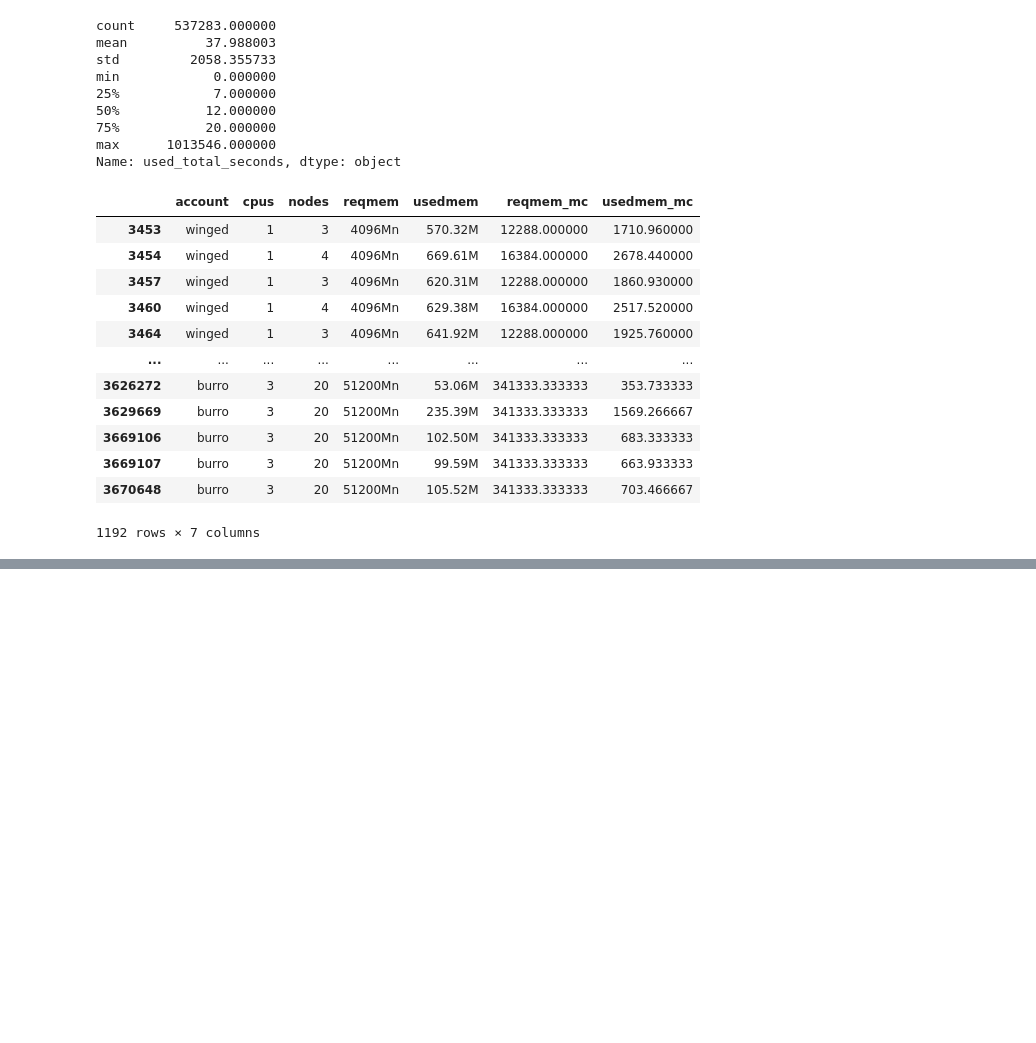
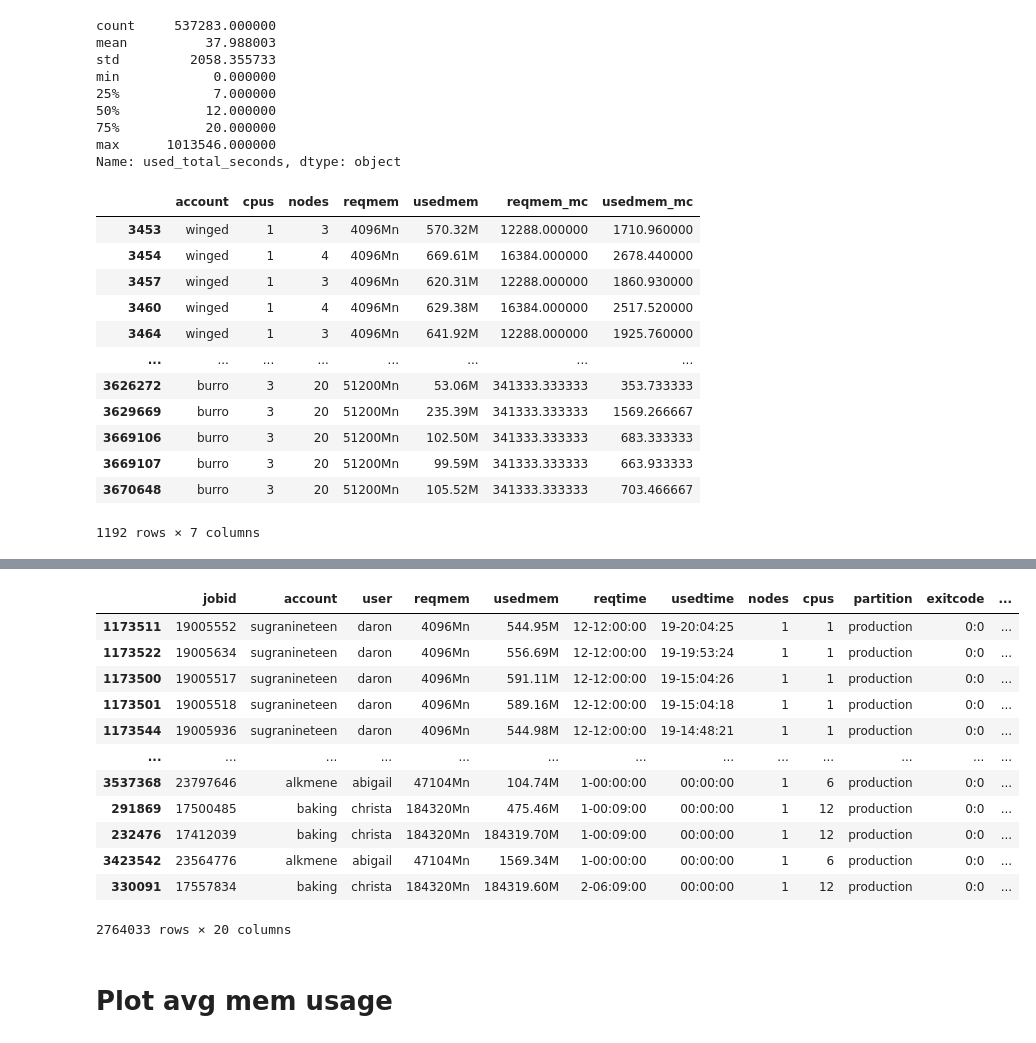
Before and after one commit to nss-data-science-cohort-4/dq2-accre-team-6, a Jupyter notebook: notebooks/04_memory_question.ipynb, the cells around one changed output, grey strips where cells are left out. Drawn from its saved outputs; the diff is of its cells as text; code cells hidden in the pictures; blank space fills up the shorter version.

```diff
--- a/notebooks/04_memory_question.ipynb
+++ b/notebooks/04_memory_question.ipynb
@@ -204,5 +210,3 @@ Name: account, dtype: int64
 # %%
 #remove the rows where cpus < nodes
 memory_use = memory_use[memory_use['cpus']>=memory_use['nodes']]
-# %%
-memory_use['used_hours'] = (memory_use['used_total_seconds'] / 360)
@@ -347,0 +213,2 @@ job_duration_xlong.head().to_csv('../Data/xlong.csv')
+# %%
+memory_use['used_hours'] = (memory_use['used_total_seconds'] / 3600)
@@ -347,0 +222,4 @@ job_duration_xlong.head().to_csv('../Data/xlong.csv')
+# %%
+memory_use['avg_mem_use'] = memory_use['usedmem_mc'] / memory_use['reqmem_mc'] * 100
+# %%
+memory_use['mem_weight'] = memory_use['avg_mem_use'] * memory_use['used_total_seconds']
@@ -347,0 +246,18 @@ job_duration_xlong.head().to_csv('../Data/xlong.csv')
+# %%
+memory_use.sort_values('used_total_seconds', ascending=False)
+# %% [output]
+|  | jobid | account | user | reqmem | usedmem | reqtime | usedtime | nodes | cpus | partition | exitcode | ... |
+| 1173511 | 19005552 | sugranineteen | daron | 4096Mn | 544.95M | 12-12:00:00 | 19-20:04:25 | 1 | 1 | production | 0:0 | ... |
+| 1173522 | 19005634 | sugranineteen | daron | 4096Mn | 556.69M | 12-12:00:00 | 19-19:53:24 | 1 | 1 | production | 0:0 | ... |
+| 1173500 | 19005517 | sugranineteen | daron | 4096Mn | 591.11M | 12-12:00:00 | 19-15:04:26 | 1 | 1 | production | 0:0 | ... |
+| 1173501 | 19005518 | sugranineteen | daron | 4096Mn | 589.16M | 12-12:00:00 | 19-15:04:18 | 1 | 1 | production | 0:0 | ... |
+| 1173544 | 19005936 | sugranineteen | daron | 4096Mn | 544.98M | 12-12:00:00 | 19-14:48:21 | 1 | 1 | production | 0:0 | ... |
+| ... | ... | ... | ... | ... | ... | ... | ... | ... | ... | ... | ... | ... |
+| 3537368 | 23797646 | alkmene | abigail | 47104Mn | 104.74M | 1-00:00:00 | 00:00:00 | 1 | 6 | production | 0:0 | ... |
+| 291869 | 17500485 | baking | christa | 184320Mn | 475.46M | 1-00:09:00 | 00:00:00 | 1 | 12 | production | 0:0 | ... |
+| 232476 | 17412039 | baking | christa | 184320Mn | 184319.70M | 1-00:09:00 | 00:00:00 | 1 | 12 | production | 0:0 | ... |
+| 3423542 | 23564776 | alkmene | abigail | 47104Mn | 1569.34M | 1-00:00:00 | 00:00:00 | 1 | 6 | production | 0:0 | ... |
+| 330091 | 17557834 | baking | christa | 184320Mn | 184319.60M | 2-06:09:00 | 00:00:00 | 1 | 12 | production | 0:0 | ... |
+2764033 rows × 20 columns
+# %% [markdown]
+# Plot avg mem usage
```
Also changed, not shown: parts of 51 cells of this notebook.
